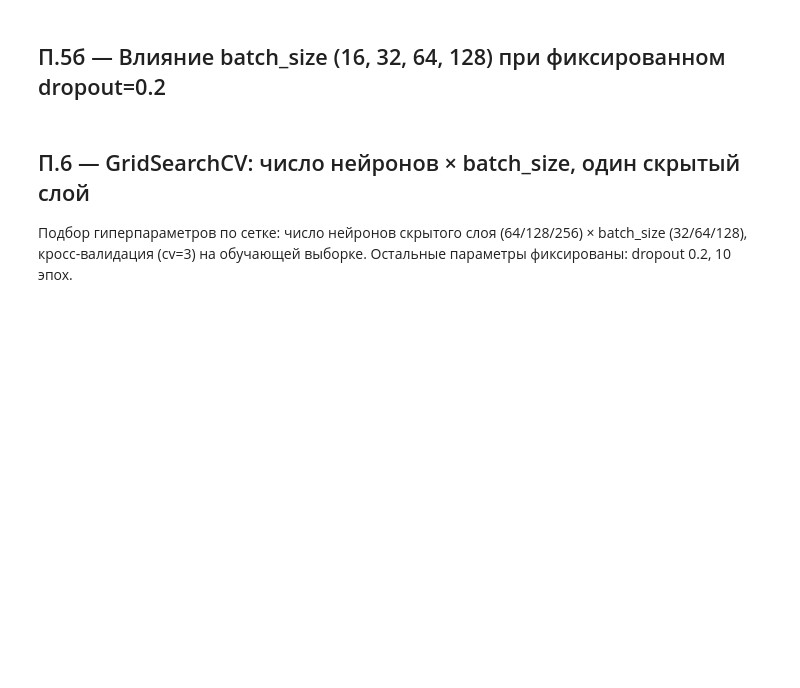
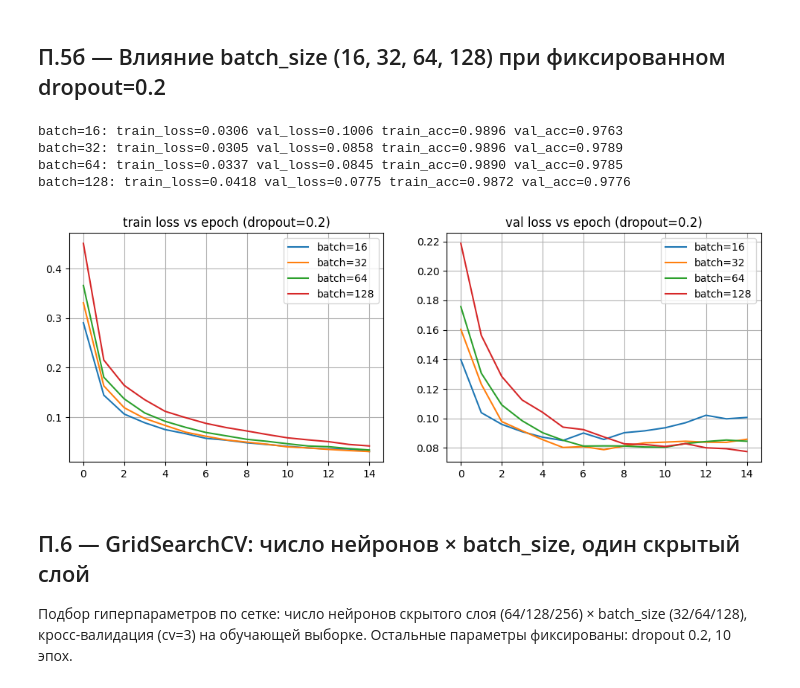
Before and after one commit to Darowiin/NNaDL, a Jupyter notebook: lab1_mlp_mnist.ipynb, the cells around one changed output. Cells and saved outputs as stored; diff of their text form; code cells hidden in the pictures; blank space fills up the shorter version.

```diff
--- a/lab1_mlp_mnist.ipynb
+++ b/lab1_mlp_mnist.ipynb
@@ -133,24 +209,28 @@ print('Вывод: dropout=0 быстрее всех жмёт train loss, но v
 # %%
 bs_vals = [16, 32, 64, 128]
 bs_hist = {}
 for bs in bs_vals:
     tf.keras.backend.clear_session(); np.random.seed(SEED); tf.random.set_seed(SEED)
     mdl = build_mlp(hidden=(128,), dropout=0.2)
     hh = mdl.fit(x_train_full, y_train_full, epochs=SWEEP_EPOCHS, batch_size=bs,
                  validation_split=0.2, verbose=0)
     bs_hist[bs] = hh.history
     print(f'batch={bs}: train_loss={hh.history["loss"][-1]:.4f} val_loss={hh.history["val_loss"][-1]:.4f} '
           f'train_acc={hh.history["acc"][-1]:.4f} val_acc={hh.history["val_acc"][-1]:.4f}')
 
 fig, ax = plt.subplots(1, 2, figsize=(12, 4))
 for bs in bs_vals:
     ax[0].plot(bs_hist[bs]['loss'], label=f'batch={bs}')
     ax[1].plot(bs_hist[bs]['val_loss'], label=f'batch={bs}')
 ax[0].set_title('train loss vs epoch (dropout=0.2)'); ax[0].legend(); ax[0].grid(True)
 ax[1].set_title('val loss vs epoch (dropout=0.2)'); ax[1].legend(); ax[1].grid(True)
 plt.show()
-print('Вывод: малые batch (16-32) сходятся шумно, но шум SGD работает как регуляризатор; '
-      'большие (64-128) дают гладкие кривые и быстрее по времени; по val_loss лучший batch=128 (0.0784), по val_acc — 64 (0.9773); 64 — баланс.')
+# %% [output]
+batch=16: train_loss=0.0306 val_loss=0.1006 train_acc=0.9896 val_acc=0.9763
+batch=32: train_loss=0.0305 val_loss=0.0858 train_acc=0.9896 val_acc=0.9789
+batch=64: train_loss=0.0337 val_loss=0.0845 train_acc=0.9890 val_acc=0.9785
+batch=128: train_loss=0.0418 val_loss=0.0775 train_acc=0.9872 val_acc=0.9776
+[figure, added]
 # %% [markdown]
 ## П.6 — GridSearchCV: число нейронов × batch_size, один скрытый слой
 Подбор гиперпараметров по сетке: число нейронов скрытого слоя (64/128/256) × batch_size (32/64/128), кросс-валидация (cv=3) на обучающей выборке. Остальные параметры фиксированы: dropout 0.2, 10 эпох.
```
Also changed, not shown: parts of 17 cells of this notebook, 3 other files.
